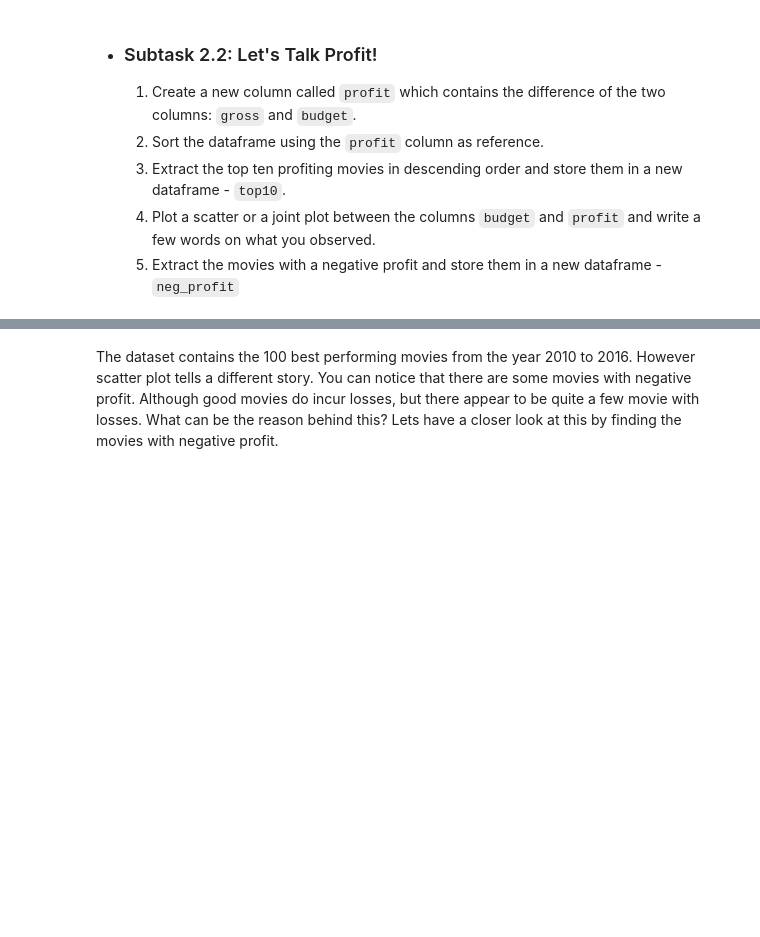
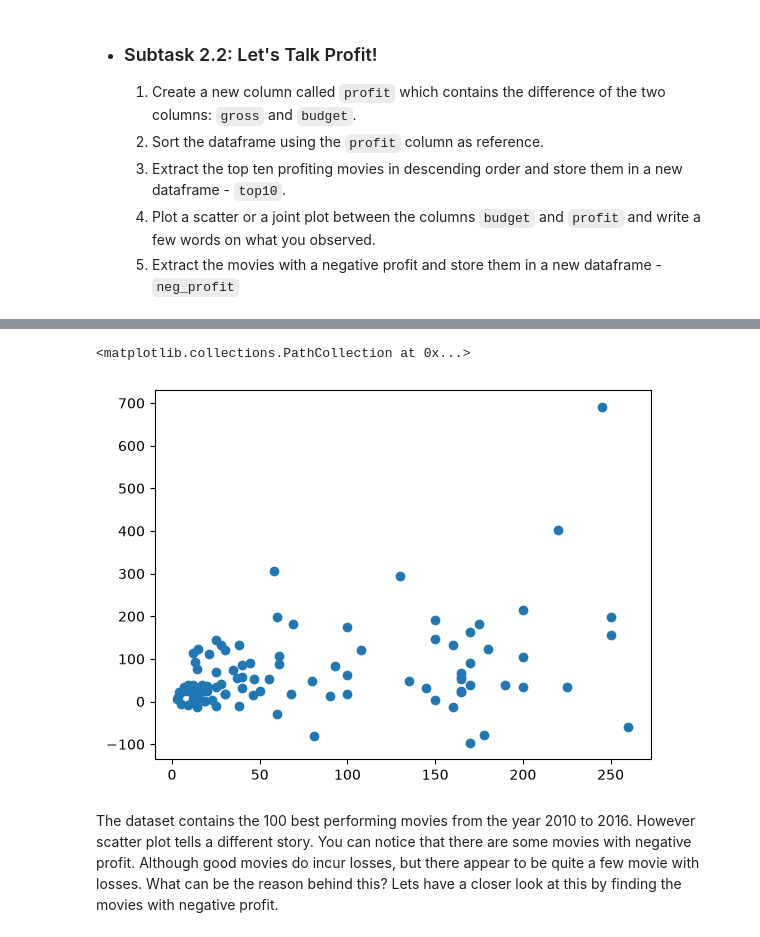
Before and after one commit to rakesh-kumar07/LogicMojo-AI-ML-June26-rakesh, a Jupyter notebook: Movie_Assignment/IMDb+Movie+Assignment.ipynb, the cells around one changed output, grey strips where cells are left out. Drawn from its saved outputs; the diff is of its cells as text; code cells hidden in the pictures; blank space fills up the shorter version.

```diff
--- a/Movie_Assignment/IMDb+Movie+Assignment.ipynb
+++ b/Movie_Assignment/IMDb+Movie+Assignment.ipynb
@@ -130,3 +148,6 @@ data.head()
     5. Extract the movies with a negative profit and store them in a new dataframe - `neg_profit`
 # %%
 # Create the new column named 'profit' by subtracting the 'budget' column from the 'gross' column
+data['profit']=data['Gross']-data['budget']
+data.profit
+data.head()
@@ -133,3 +162,5 @@ data.head()
 # %%
 # Sort the dataframe with the 'profit' column as reference using the 'sort_values' function. Make sure to set the argument
 #'ascending' to 'False'
+data=data.sort_values(by='profit',ascending=False)
+data.head()
@@ -140,3 +193,12 @@ data.head()
+# %%
+#Plot profit vs budget
+
+plt.scatter(data['budget'],data['profit'])
+
+# sns.jointplot(data=data,x='budget',y='profit')
+# %% [output]
+<matplotlib.collections.PathCollection at 0x...>
+[figure, added]
 # %% [markdown]
 The dataset contains the 100 best performing movies from the year 2010 to 2016. However scatter plot tells a different story. You can notice that there are some movies with negative profit. Although good movies do incur losses, but there appear to be quite a few movie with losses. What can be the reason behind this? Lets have a closer look at this by finding the movies with negative profit.
 # %%
```
Also changed, not shown: parts of 10 cells of this notebook.
